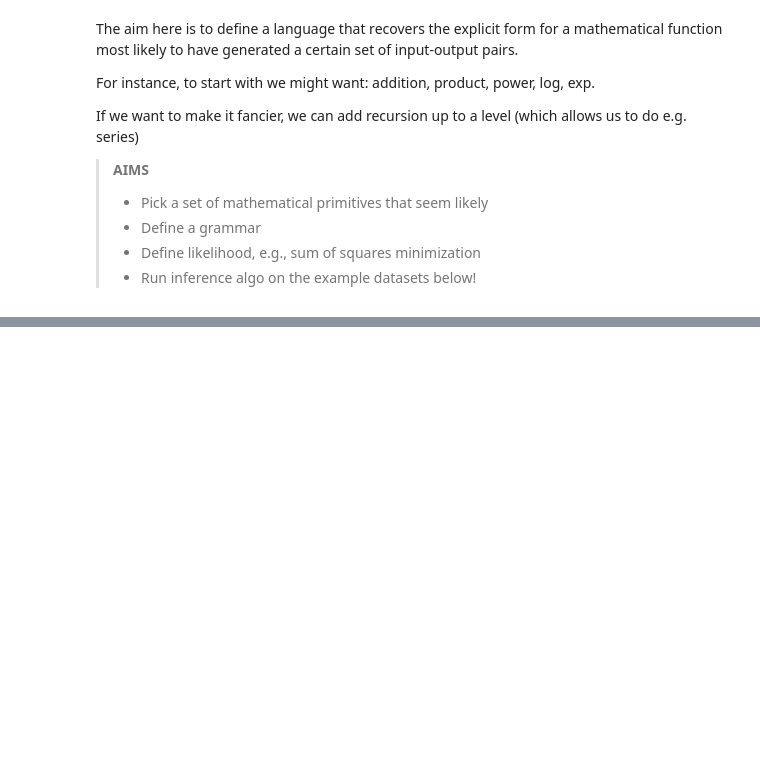
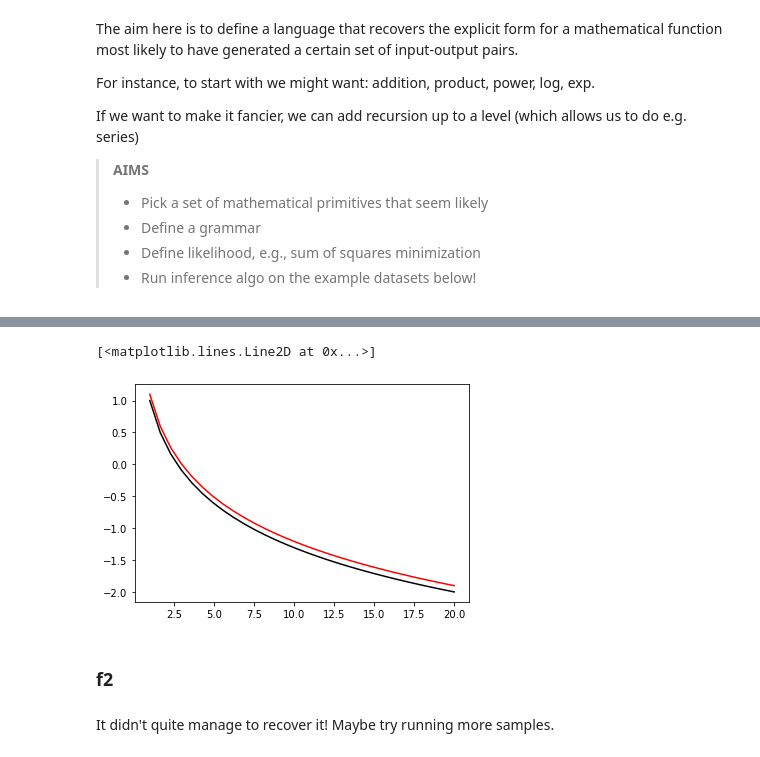
Before and after one commit to thelogicalgrammar/pLoT_course, a Jupyter notebook: book/12_lab_solved.ipynb, the cells around one changed output, grey strips where cells are left out. Cells and saved outputs as stored; diff of their text form; code cells hidden in the pictures; blank space fills up the shorter version.

```diff
--- a/book/12_lab_solved.ipynb
+++ b/book/12_lab_solved.ipynb
@@ -109,0 +305,12 @@ array([[   1.        ,    3.4938151 ],
+# %%
+x = np.linspace(1, 20, 30)
+y = 1 - np.log(x)
+y_hat = -np.log(x/3)
+
+plt.plot(x, y, color='black')
+plt.plot(x, y_hat, color='red')
+# %% [output]
+[<matplotlib.lines.Line2D at 0x...>]
+[figure, added]
+# %% [markdown]
+### f2
@@ -109,0 +327,2 @@ array([[   1.        ,    3.4938151 ],
+# %% [markdown]
+It didn't quite manage to recover it! Maybe try running more samples.
```
Also changed, not shown: parts of 33 cells of this notebook, 3 other files.
